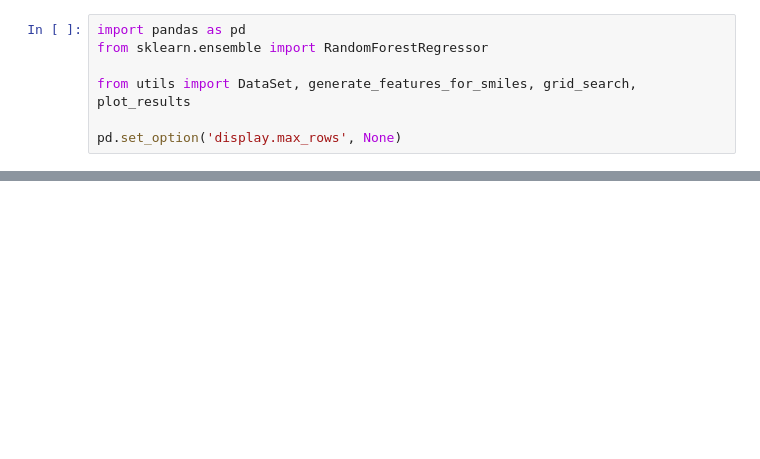
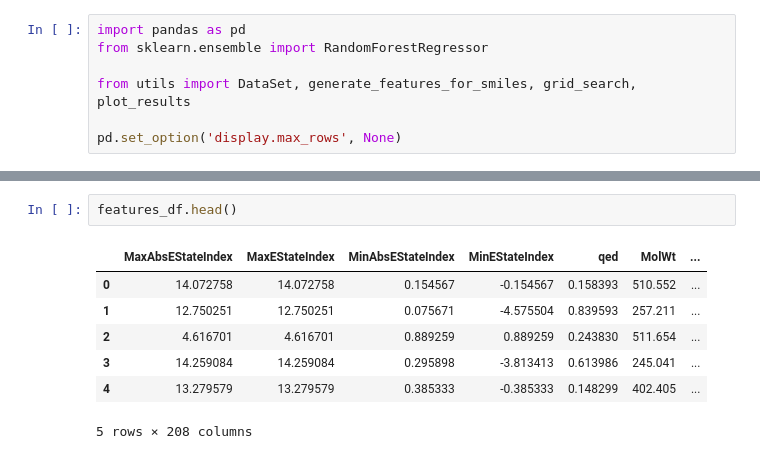
Before and after one commit to ChrisCollison/spectrum, a Jupyter notebook: lma_model.ipynb, the cells around one changed output, grey strips where cells are left out. Cells and saved outputs as stored; diff of their text form; blank space fills up the shorter version.

```diff
--- a/lma_model.ipynb
+++ b/lma_model.ipynb
@@ -50,0 +70,10 @@ plot_results(
+# %%
+features_df.head()
+# %% [output]
+|  | MaxAbsEStateIndex | MaxEStateIndex | MinAbsEStateIndex | MinEStateIndex | qed | MolWt | ... |
+| 0 | 14.072758 | 14.072758 | 0.154567 | -0.154567 | 0.158393 | 510.552 | ... |
+| 1 | 12.750251 | 12.750251 | 0.075671 | -4.575504 | 0.839593 | 257.211 | ... |
+| 2 | 4.616701 | 4.616701 | 0.889259 | 0.889259 | 0.243830 | 511.654 | ... |
+| 3 | 14.259084 | 14.259084 | 0.295898 | -3.813413 | 0.613986 | 245.041 | ... |
+| 4 | 13.279579 | 13.279579 | 0.385333 | -0.385333 | 0.148299 | 402.405 | ... |
+5 rows × 208 columns
```
Also changed, not shown: parts of 5 cells of this notebook.
